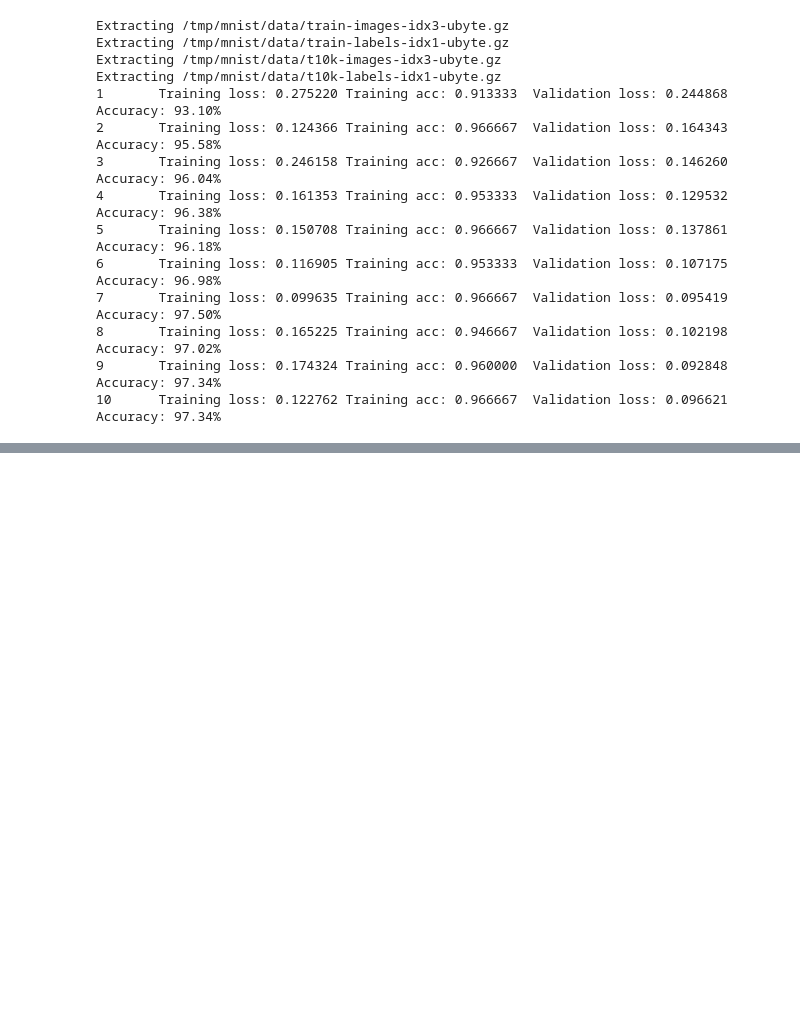
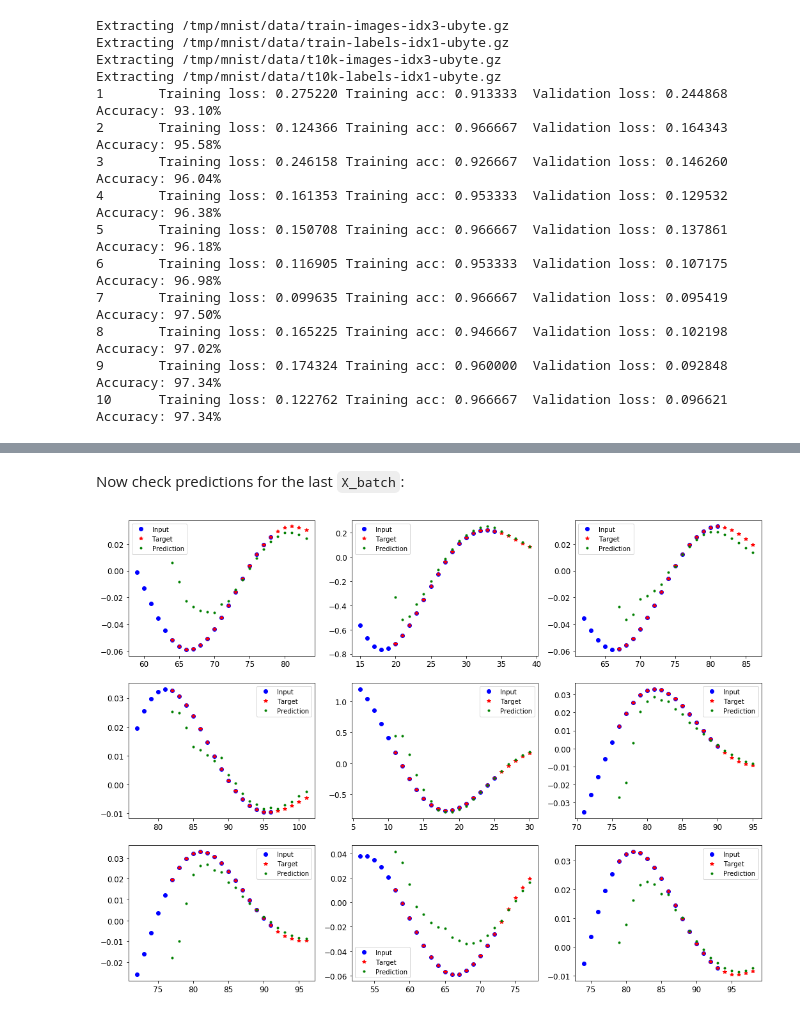
Before and after one commit to ksaaskil/machine-learning-examples, a Jupyter notebook: tensorflow/Recurrent Neural Networks with TensorFlow.ipynb, the cells around one changed output, grey strips where cells are left out. Saved outputs shown, nothing was run; the diff lists cells and outputs as text; code cells hidden in the pictures; blank space fills up the shorter version.

```diff
--- a/tensorflow/Recurrent Neural Networks with TensorFlow.ipynb
+++ b/tensorflow/Recurrent Neural Networks with TensorFlow.ipynb
@@ -212,0 +382,18 @@ Extracting /tmp/mnist/data/t10k-labels-idx1-ubyte.gz
+# %% [markdown]
+Now check predictions for the last `X_batch`:
+# %%
+assert len(X_batch) == batch_size
+
+f, axarr = plt.subplots(3, 3, figsize=(11, 8))
+
+for i, ax in enumerate(np.ravel(axarr)):
+    Xt, Yt, Xs, ys, zs = Xt_batch[i], yt_batch[i], X_batch[i], y_batch[i], prediction[i]
+    ax.plot(Xt, Xs, 'bo', label='Input')
+    ax.plot(Yt, ys, 'r*', label='Target')
+    ax.plot(Yt, zs, 'g.', label='Prediction')
+    ax.legend()
+
+plt.subplots_adjust(bottom=0.25, left=0.25, right=1.5, top=1.5)
+plt.show()
+# %% [output]
+[figure, added]
```
Also changed, not shown: parts of 19 cells of this notebook.
